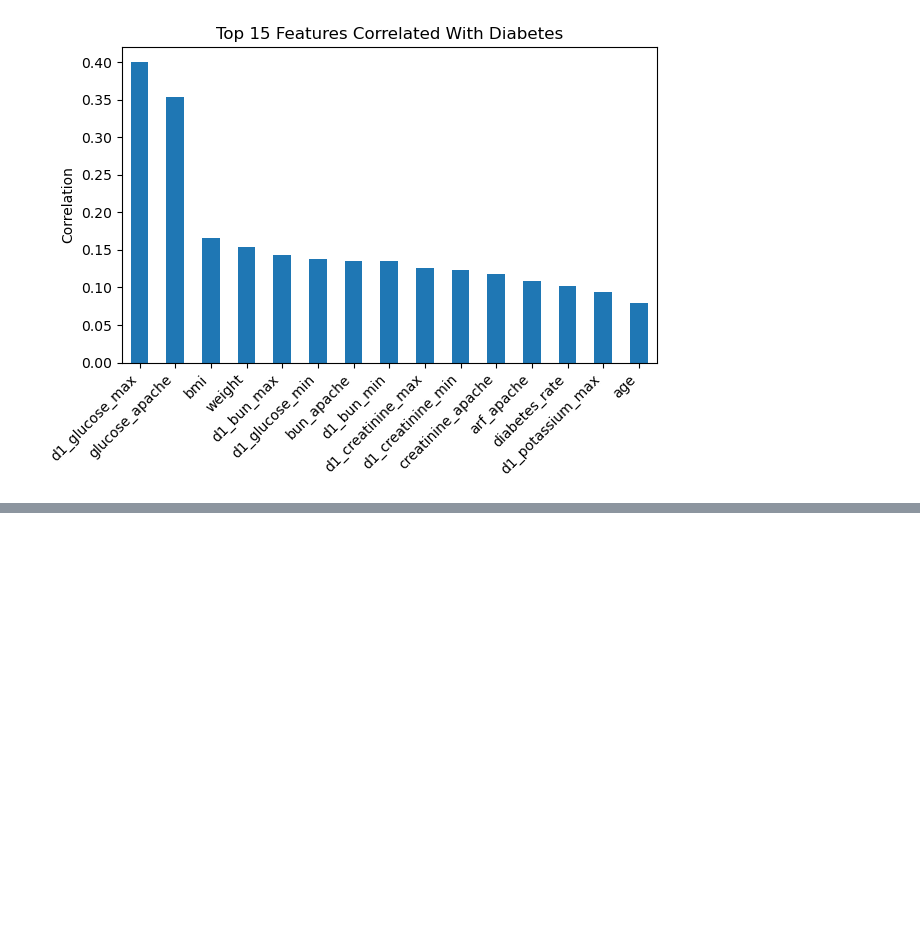
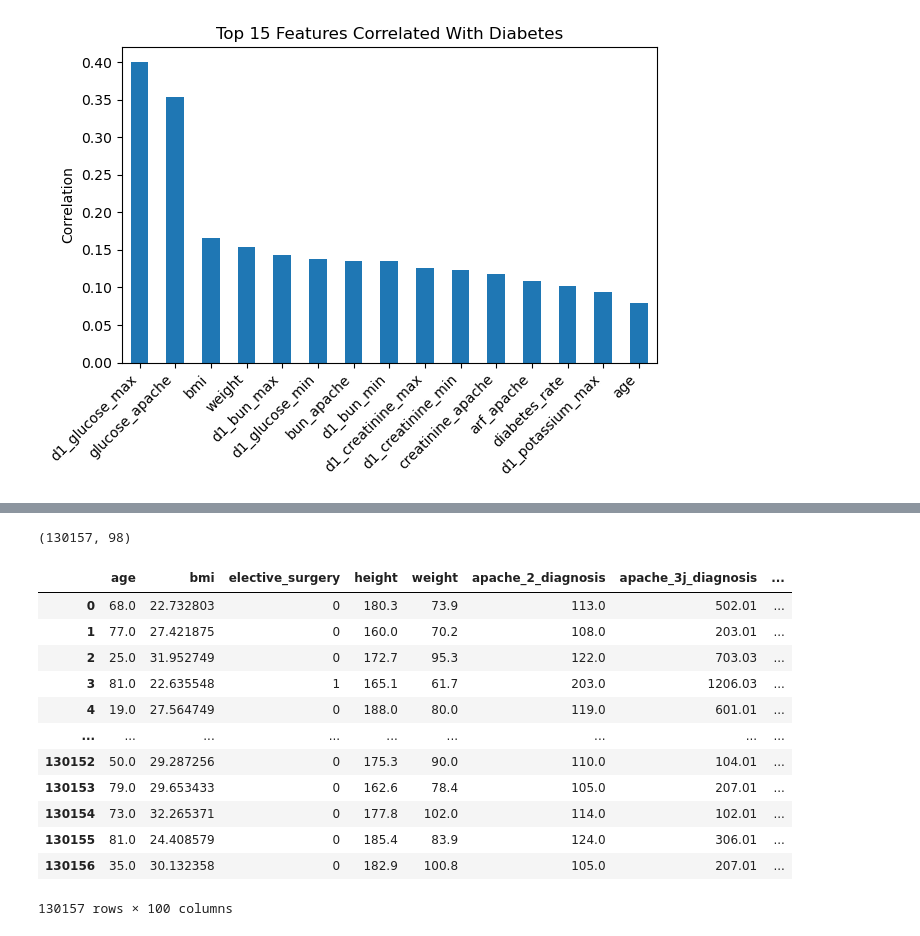
Before and after one commit to Anas-S-Muhammed/readmission_prediction_model, a Jupyter notebook: peadmission_predictor.ipynb, the cells around one changed output, grey strips where cells are left out. Saved outputs shown, nothing was run; the diff lists cells and outputs as text; code cells hidden in the pictures; blank space fills up the shorter version.

```diff
--- a/peadmission_predictor.ipynb
+++ b/peadmission_predictor.ipynb
@@ -568,0 +579,33 @@ plt.show()
+# %%
+# Drop these - they will cause problems in the model
+data_clean = data_clean.drop(['age_groups', 'bmi_groups', 'diabetes_rate'], axis=1)
+# %%
+# Should show NO object/text columns
+data_clean.select_dtypes(include='object').columns.tolist()
+
+# Check shape
+data_clean.shape
+# %% [output]
+(130157, 98)
+# %%
+#Age × BMI = combined risk factor for diabetes
+data_clean['diabetes_risk'] = data_clean['age'] * data_clean['bmi']
+# %%
+#Heart rate difference = how much your heart fluctuates = stress on the heart
+data_clean['heart_stress'] = data_clean['d1_heartrate_max'] - data_clean['d1_heartrate_min']
+# %%
+data_clean
+# %% [output]
+|  | age | bmi | elective_surgery | height | weight | apache_2_diagnosis | apache_3j_diagnosis | ... |
+| 0 | 68.0 | 22.732803 | 0 | 180.3 | 73.9 | 113.0 | 502.01 | ... |
+| 1 | 77.0 | 27.421875 | 0 | 160.0 | 70.2 | 108.0 | 203.01 | ... |
+| 2 | 25.0 | 31.952749 | 0 | 172.7 | 95.3 | 122.0 | 703.03 | ... |
+| 3 | 81.0 | 22.635548 | 1 | 165.1 | 61.7 | 203.0 | 1206.03 | ... |
+| 4 | 19.0 | 27.564749 | 0 | 188.0 | 80.0 | 119.0 | 601.01 | ... |
+| ... | ... | ... | ... | ... | ... | ... | ... | ... |
+| 130152 | 50.0 | 29.287256 | 0 | 175.3 | 90.0 | 110.0 | 104.01 | ... |
+| 130153 | 79.0 | 29.653433 | 0 | 162.6 | 78.4 | 105.0 | 207.01 | ... |
+| 130154 | 73.0 | 32.265371 | 0 | 177.8 | 102.0 | 114.0 | 102.01 | ... |
+| 130155 | 81.0 | 24.408579 | 0 | 185.4 | 83.9 | 124.0 | 306.01 | ... |
+| 130156 | 35.0 | 30.132358 | 0 | 182.9 | 100.8 | 105.0 | 207.01 | ... |
+130157 rows × 100 columns
```
Also changed, not shown: parts of 5 cells of this notebook.
